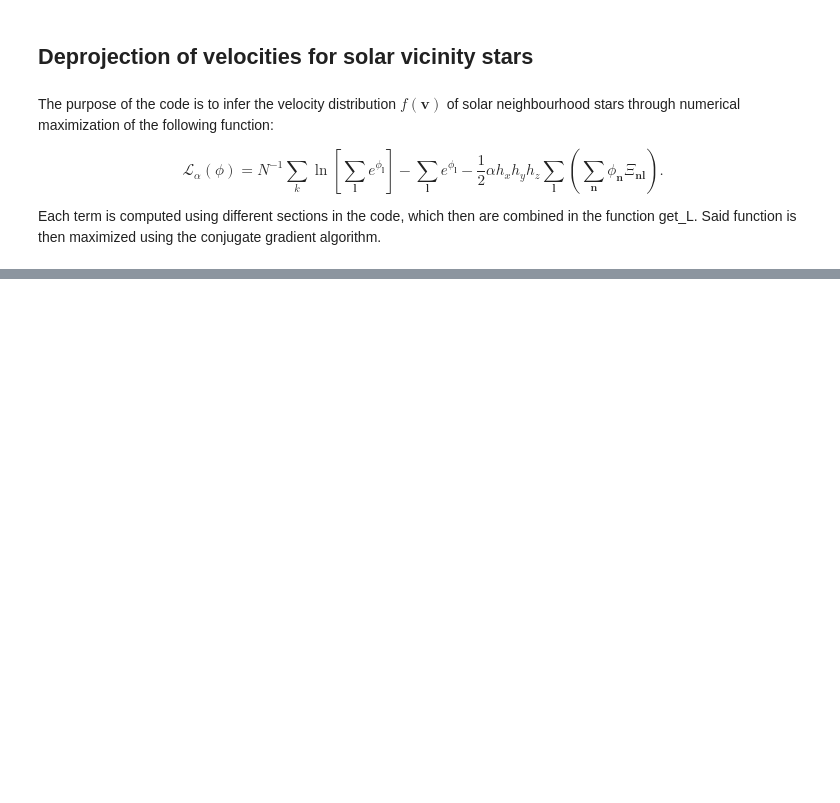
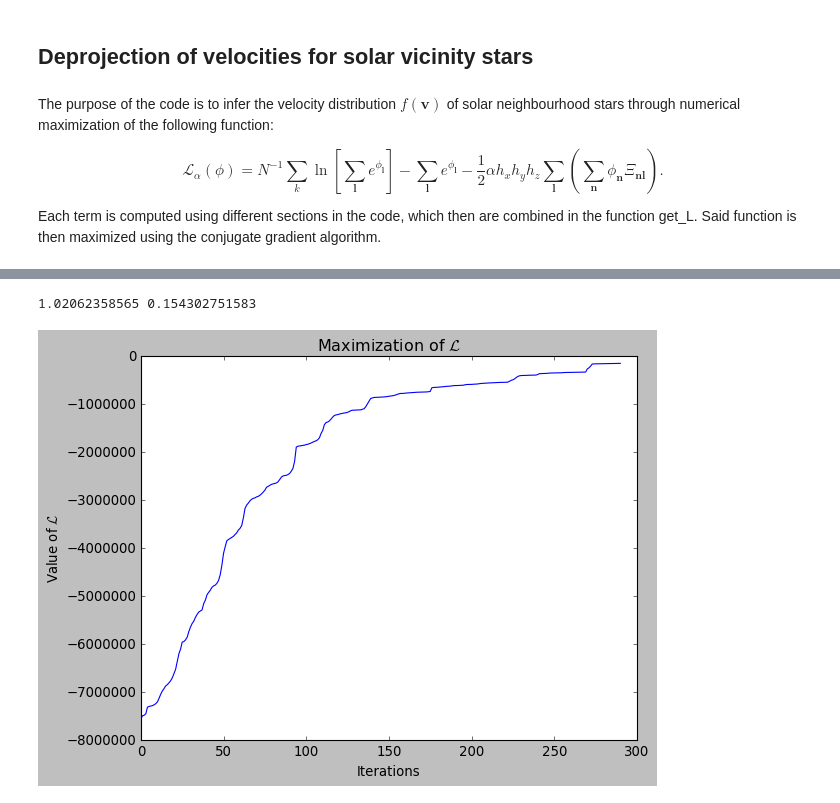
Before and after one commit to PaulMcMillan-Astro/DeprojectionProject, a Jupyter notebook: InitialDeprojectionNotebook.ipynb, the cells around one changed output, grey strips where cells are left out. Cells and saved outputs as stored; diff of their text form; code cells hidden in the pictures; blank space fills up the shorter version.

```diff
--- a/InitialDeprojectionNotebook.ipynb
+++ b/InitialDeprojectionNotebook.ipynb
@@ -589,0 +619,17 @@ def plot_fv(phi,plane,vmin,dv,n):
+# %%
+def plot_L(phi_all,vmin,dv,n):
+
+    L_vals = L_collector(phi_all,vmin,dv,n)
+
+    fig, ax = plt.subplots()
+    ax.set_title('Maximization of $\mathcal{L}$')
+    ax.set_xlabel('Iterations')
+    ax.set_ylabel('Value of $\mathcal{L}$')
+
+    x = np.arange(0,len(L_vals),1)
+
+    ax.plot(x,L_vals)
+
+    plt.show()
+
+    return
@@ -615,0 +688,47 @@ sanity_check(pvals,rhatvals,mxl,vmin,dv,n)
+# %%
+import cProfile
+
+dvx, dvy, dvz = dv
+nx, ny, nz = n
+
+N = len(pvals)
+
+phi0 = phi_guess(v0,v_disp,vmin,dv,n) #We obtain phi given our initial guess of the velocity distribution
+
+sigma2 = calc_sigma2(pvals,rhatvals)
+
+Kvals = np.zeros((N,nx,ny,nz))
+
+for i in range(N):
+    K = calc_K(pvals[i],rhatvals[i],vmin,dv,n)
+    Kvals[i] += K
+
+phi0 = np.ravel(phi0)
+
+#print(Kvalsord.shape,phi.shape,Kphi_sum.shape,dphixhi.shape)
+
+L0 = get_L(phi0, Kvals, N, 1e-11, dv, n, sigma2)
+L1 = get_L(phi0+1e-10, Kvals, N, 1e-11, dv, n, sigma2)
+
+der = -(L1-L0)/1e-10
+
+gL = get_grad_L(phi0, Kvals, N, 1e-11, dv, n, sigma2)
+
+gLnorm = np.linalg.norm(gL)
+
+print(der, gLnorm)
+
+#cProfile.run('get_grad_L(phi0, Kvals, N, 1e-10, dv, n, sigma2)')
+#max_L(v_guess, disp_guess,1e-10, pvals, rhatvals, vmin, dv, n)
+#pr = cProfile.Profile()
+#pr.enable()
+#cProfile.run('max_L(v_guess, disp_guess,1e-10, pvals, rhatvals, vmin, dv, n)')
+#pr.disable()
+
+#def test_calc_K():
+# %% [output]
+1.02062358565 0.154302751583
+# %%
+plot_L(phi_all,vmin,dv,n)
+# %% [output]
+[figure, added]
```
Also changed, not shown: parts of 17 cells of this notebook, 1 other file.
